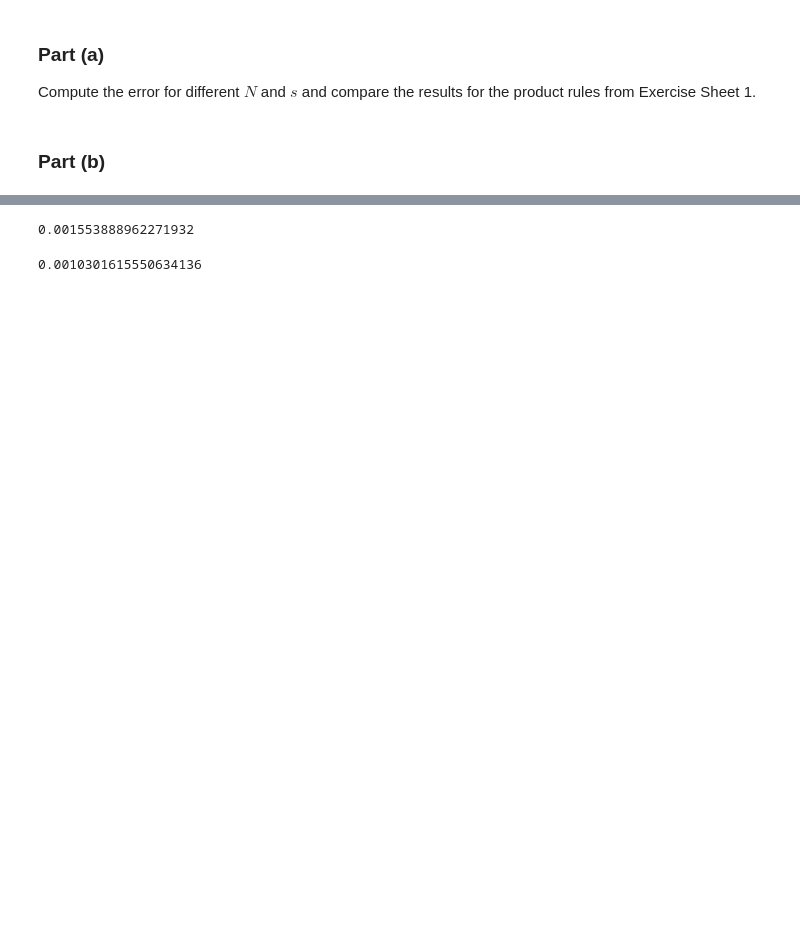
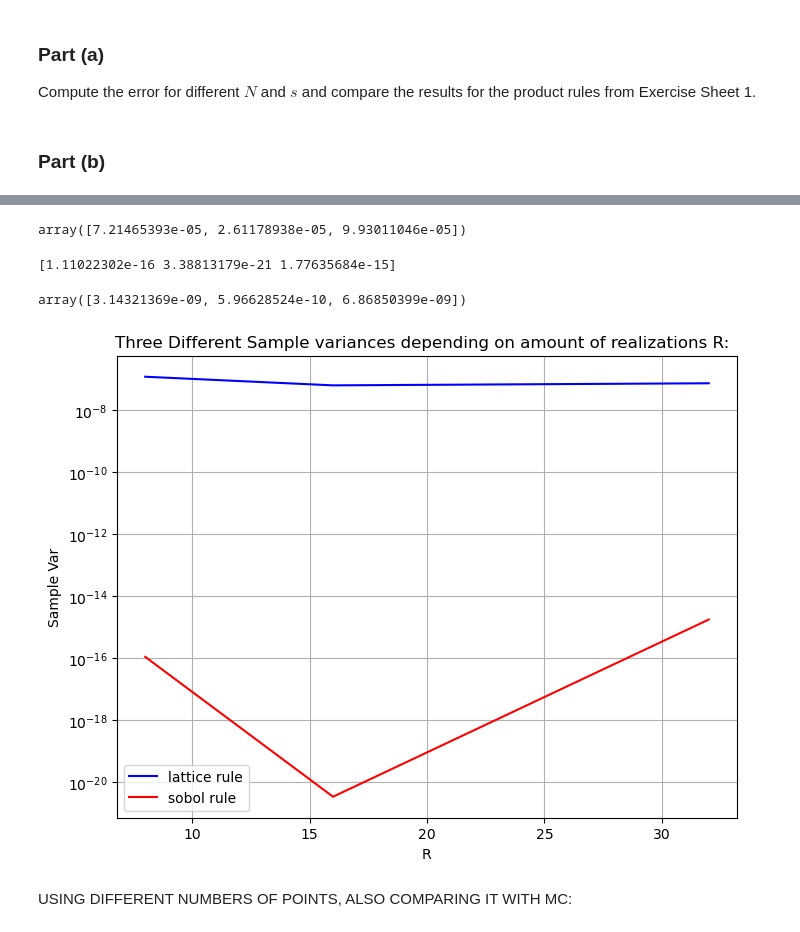
Before and after one commit to AaronvonMaekel/UncertaintyQuantification, a Jupyter notebook: Sheet07/UQ_Sheet07.ipynb, the cells around one changed output, grey strips where cells are left out. Drawn from its saved outputs; the diff is of its cells as text; code cells hidden in the pictures; blank space fills up the shorter version.

Commit message:
plotting

```diff
--- a/Sheet07/UQ_Sheet07.ipynb
+++ b/Sheet07/UQ_Sheet07.ipynb
@@ -6,12 +6,12 @@ import scipy.stats.qmc as qmc
 # %% [markdown]
 ## Exercise 2 (Two simple QMC test problems)
 # %%
-generating_vectors = {
+def generating_vectors(length):
     # Source: https://wsc.project.cwi.nl/woudschoten-conferences/2016-woudschoten-conference/FKtalk1.pdf, Slide 14
-    2: np.array([1, 19])
-    # Source: https://people.cs.kuleuven.be/~dirk.nuyens/qmc-generators/LATSEQ/exew_base2_m20_a3_HKKN.txt
-    10: np.array([1, 364981, 245389, 97823, 488939, 62609, 400749, 385317, 21281, 223487])
-}
+    if length==2:
+        return np.array([1, 19])
+    if length==10:# Source: https://people.cs.kuleuven.be/~dirk.nuyens/qmc-generators/LATSEQ/exew_base2_m20_a3_HKKN.txt
+        return np.array([1, 364981, 245389, 97823, 488939, 62609, 400749, 385317, 21281, 223487])
 # %%
 def f(s: int, points: np.array) -> np.array:
     x = points.copy()
@@ -110,4 +124,7 @@ Compute the error for different $N$ and $s$ and compare the results for the prod
 # %%
 R = [8, 16, 32]
+# %%
+m=10
+N_samples = 1000
 # %%
 points = generate_lattice_points(z, m)
@@ -123,20 +151,60 @@ lattice_estimate = np.mean(np.array(estimates))
 # %%
-latice_error = np.abs(true_value - lattice_estimate)
+latice_error = np.abs(1 - lattice_est)
 latice_error
 # %% [output]
-0.001553888962271932
+array([7.21465393e-05, 2.61178938e-05, 9.93011046e-05])
 # %%
-estimates = []
 
-for _ in range(N_sample):
-    scrambled_points = generate_sobol_points(s, m, scramble=True)
-    estimates.append(
-        np.mean(f(s, scrambled_points))
-    )
+i=0
+sobol_est = np.empty(len(R))
+sobol_sample_var = np.empty(len(R))
+for N_samples in R:
+    sobol_estimates = []
+    for _ in range(N_samples):
+        scrambled_points = generate_sobol_points(s, m, scramble=True)
+        sobol_estimates.append(
+            np.mean(g(s, scrambled_points))
+        )
 
-sobol_estimate = np.mean(np.array(estimates))
+    sobol_est[i] = np.mean(np.array(sobol_estimates))
+
+    sobol_sample_var[i] = np.var(sobol_estimates,ddof=1)
+    i+=1
+print(sobol_sample_var)
+# %% [output]
+[1.11022302e-16 3.38813179e-21 1.77635684e-15]
 # %%
-sobol_error = np.abs(true_value - sobol_estimate)
+sobol_error = np.abs(1 - sobol_est)
 sobol_error
 # %% [output]
-0.0010301615550634136
+array([3.14321369e-09, 5.96628524e-10, 6.86850399e-09])
+# %%
+import matplotlib.pyplot as plt
+
+
+
+
+# Plot the curves
+plt.figure(figsize=(8, 6))
+plt.plot(R, lattice_sample_var, label="lattice rule", color='blue')
+plt.plot(R,sobol_sample_var, label="sobol rule", color='red')
+#plt.plot(R, y3, label="tan(x)", color='green')
+
+
+
+# Adding labels and title
+plt.xlabel("R")
+plt.ylabel("Sample Var")
+plt.title("Three Different Sample variances depending on amount of realizations R:  ")
+
+# Show legend
+plt.legend()
+
+# Display the plot
+plt.yscale("log")
+plt.grid(True)
+plt.show()
+# %% [output]
+[figure, added]
+# %% [markdown]
+USING DIFFERENT NUMBERS OF POINTS, ALSO COMPARING IT WITH MC:
```
Also changed, not shown: parts of 11 cells of this notebook.
